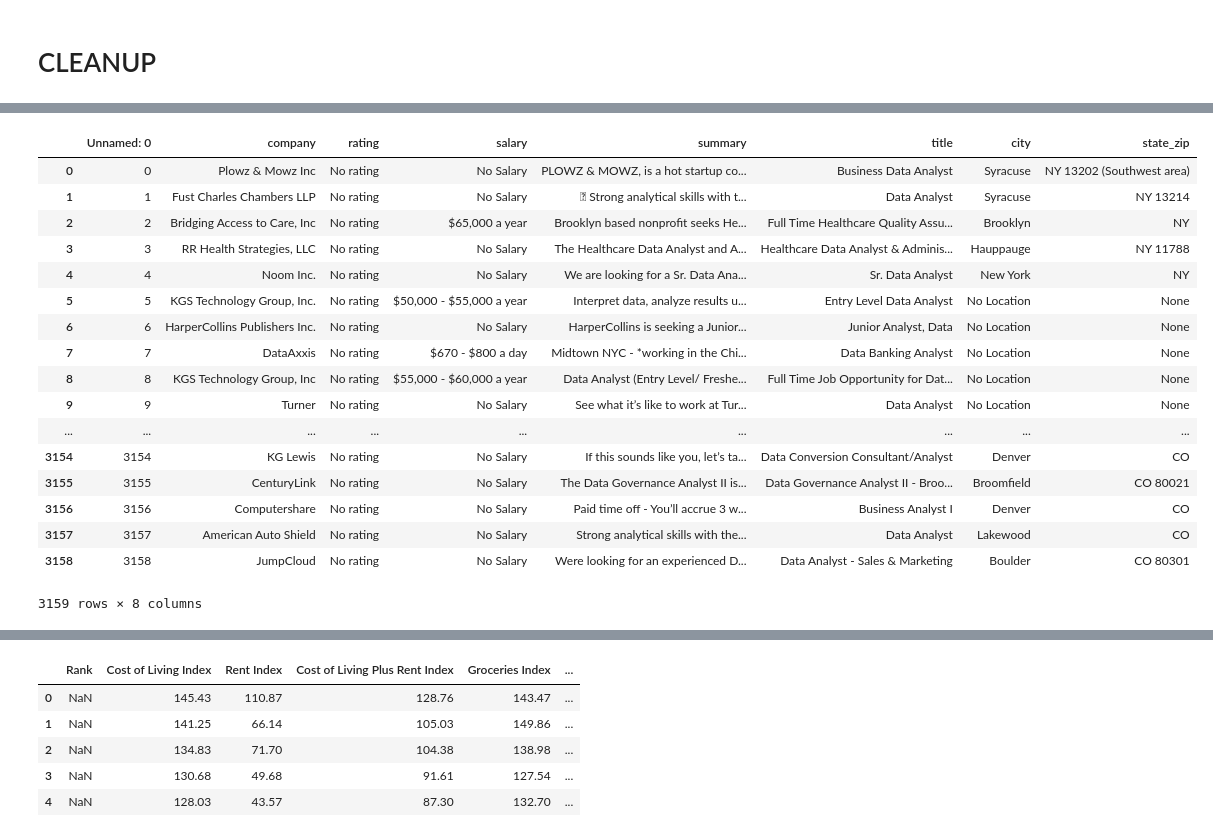
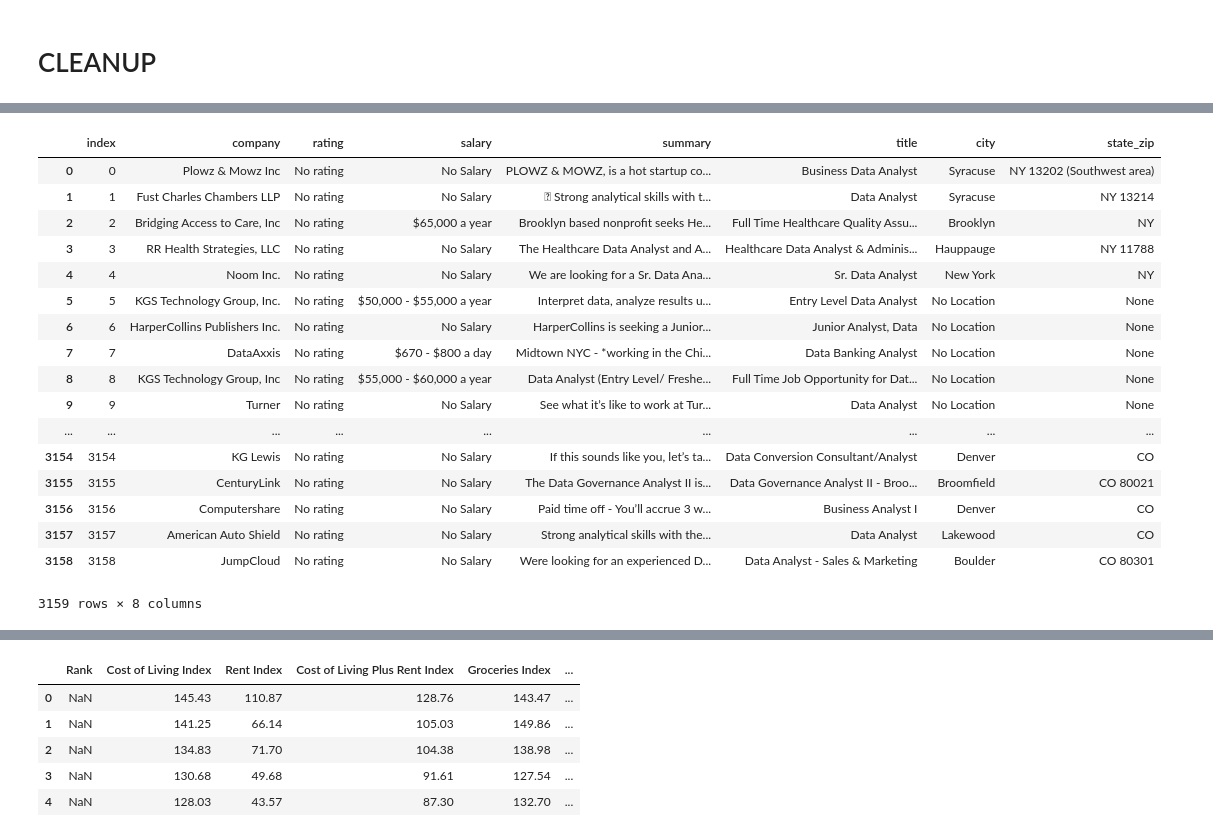
Before and after one commit to mpetrozzi78/ETL-Project, a Jupyter notebook: ETL Project - Cleanup.ipynb, the cells around one changed output, grey strips where cells are left out. Drawn from its saved outputs; the diff is of its cells as text; code cells hidden in the pictures.

```diff
--- a/ETL Project - Cleanup.ipynb
+++ b/ETL Project - Cleanup.ipynb
@@ -64,5 +73,7 @@ cost_living_df.head()
 
 # dropping null value columns to avoid errors
 scraped_df.dropna(inplace = True)
+scraped_df = scraped_df[['company', 'location', 'rating', 'salary', 'summary',
+                                'title']].copy()
 scraped_df.head()
 # %% [output]
@@ -75,19 +86,22 @@ scraped_df.head()
 # %%
 # new data frame with split value columns
 new = scraped_df["location"].str.split(",", n = 1, expand = True)
 # making separate city column from new data frame
 scraped_df["city"]= new[0]
 
 # making separate state column from new data frame
 scraped_df["state_zip"]= new[1]
 
 # Dropping old location column
 scraped_df.drop(columns =["location"], inplace = True)
 
-# df display
-scraped_df
+# Dropping duplicates
+scraped_df.drop_duplicates()
+
+# Set index
+scraped_df.reset_index()
 # %% [output]
-|  | Unnamed: 0 | company | rating | salary | summary | title | city | state_zip |
+|  | index | company | rating | salary | summary | title | city | state_zip |
 | 0 | 0 | Plowz & Mowz Inc | No rating | No Salary | PLOWZ & MOWZ, is a hot startup co... | Business Data Analyst | Syracuse | NY 13202 (Southwest area) |
 | 1 | 1 | Fust Charles Chambers LLP | No rating | No Salary |  Strong analytical skills with t... | Data Analyst | Syracuse | NY 13214 |
 | 2 | 2 | Bridging Access to Care, Inc | No rating | $65,000 a year | Brooklyn based nonprofit seeks He... | Full Time Healthcare Quality Assu... | Brooklyn | NY |
```
Also changed, not shown: parts of 10 cells of this notebook, 1 other file.
